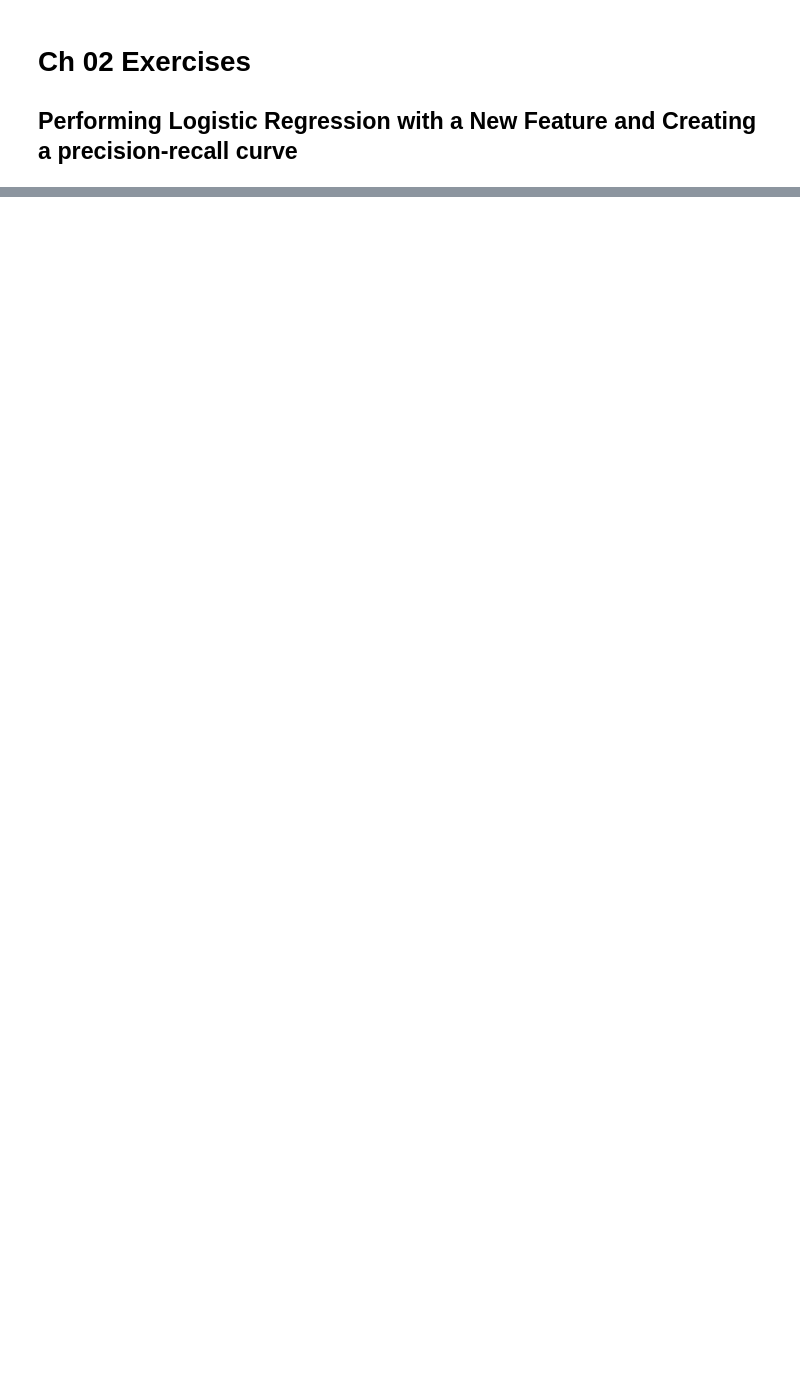
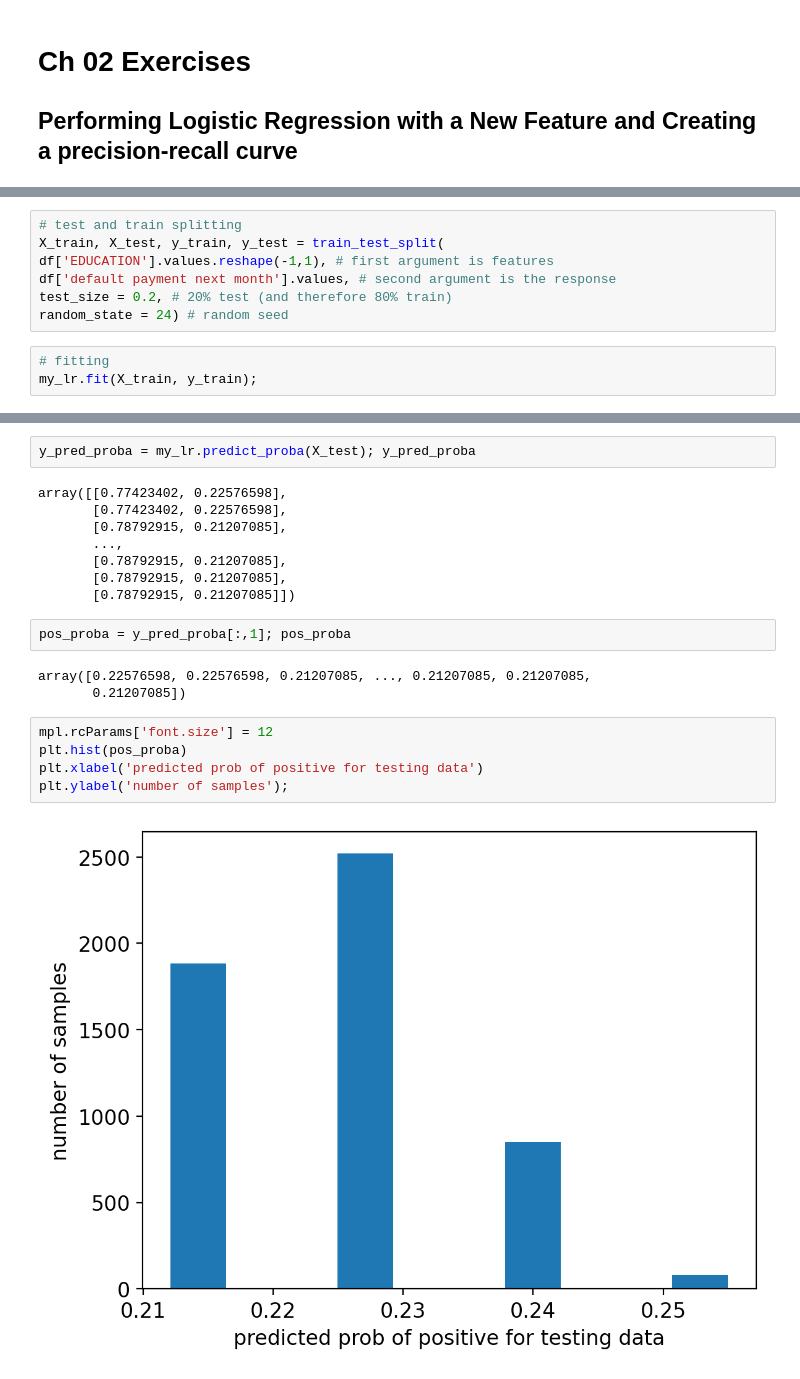
Before and after one commit to joedinoto/Data_Science_Projects_With_Python, a Jupyter notebook: 02 Exercises.ipynb, the cells around one changed output, grey strips where cells are left out. Saved outputs shown, nothing was run; the diff lists cells and outputs as text; blank space fills up the shorter version.

```diff
--- a/02 Exercises.ipynb
+++ b/02 Exercises.ipynb
@@ -37,0 +50,10 @@ my_lr = LogisticRegression(penalty='l2', dual=False,
+# %%
+# test and train splitting
+X_train, X_test, y_train, y_test = train_test_split(
+df['EDUCATION'].values.reshape(-1,1), # first argument is features
+df['default payment next month'].values, # second argument is the response
+test_size = 0.2, # 20% test (and therefore 80% train)
+random_state = 24) # random seed
+# %%
+# fitting
+my_lr.fit(X_train, y_train);
@@ -37,0 +68,22 @@ my_lr = LogisticRegression(penalty='l2', dual=False,
+# %%
+y_pred_proba = my_lr.predict_proba(X_test); y_pred_proba
+# %% [output]
+array([[0.77423402, 0.22576598],
+       [0.77423402, 0.22576598],
+       [0.78792915, 0.21207085],
+       ...,
+       [0.78792915, 0.21207085],
+       [0.78792915, 0.21207085],
+       [0.78792915, 0.21207085]])
+# %%
+pos_proba = y_pred_proba[:,1]; pos_proba
+# %% [output]
+array([0.22576598, 0.22576598, 0.21207085, ..., 0.21207085, 0.21207085,
+       0.21207085])
+# %%
+mpl.rcParams['font.size'] = 12
+plt.hist(pos_proba)
+plt.xlabel('predicted prob of positive for testing data')
+plt.ylabel('number of samples');
+# %% [output]
+[figure, added]
```
Also changed, not shown: parts of 5 cells of this notebook.
